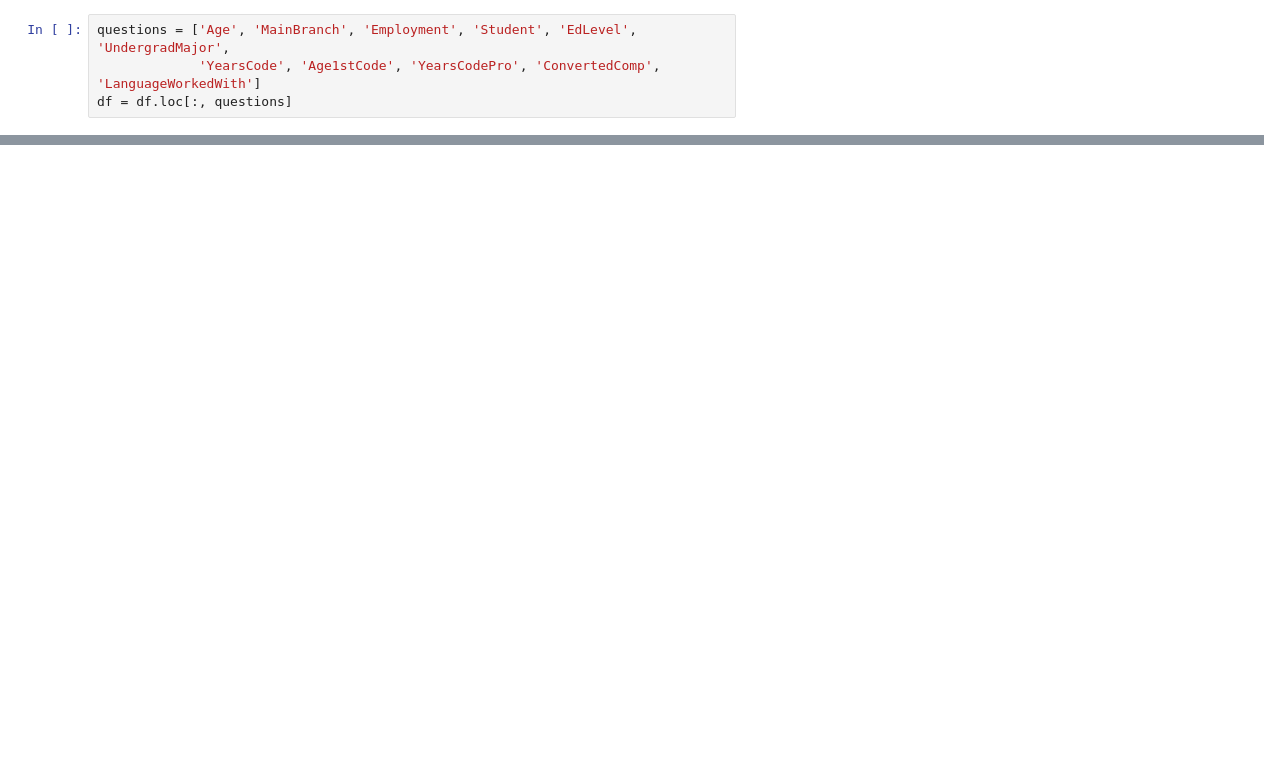
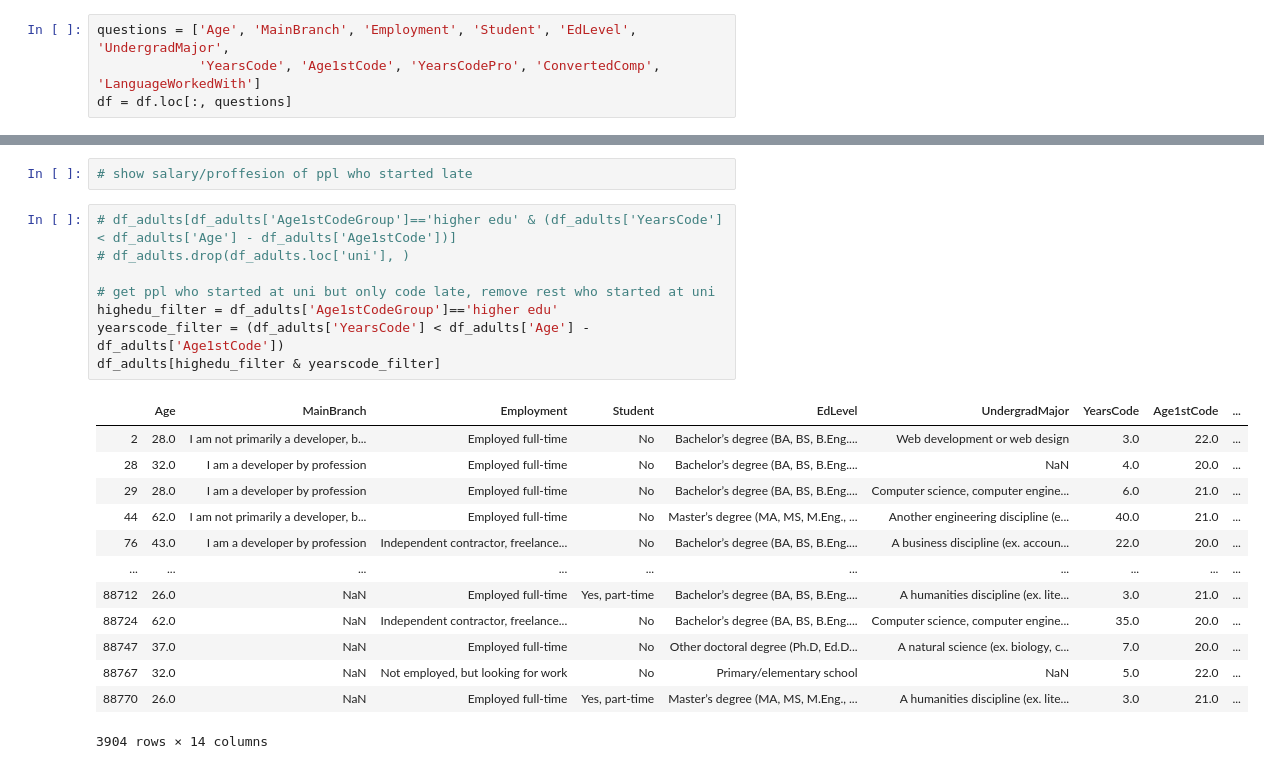
Before and after one commit to imInez/never_too_late, a Jupyter notebook: never_too_late.ipynb, the cells around one changed output, grey strips where cells are left out. Drawn from its saved outputs; the diff is of its cells as text; blank space fills up the shorter version.

```diff
--- a/never_too_late.ipynb
+++ b/never_too_late.ipynb
@@ -119,0 +165,24 @@ df.sort_values(by='Age1stCode', ascending=False)
+# %%
+# show salary/proffesion of ppl who started late
+# %%
+# df_adults[df_adults['Age1stCodeGroup']=='higher edu' & (df_adults['YearsCode'] < df_adults['Age'] - df_adults['Age1stCode'])]
+# df_adults.drop(df_adults.loc['uni'], )
+
+# get ppl who started at uni but only code late, remove rest who started at uni
+highedu_filter = df_adults['Age1stCodeGroup']=='higher edu'
+yearscode_filter = (df_adults['YearsCode'] < df_adults['Age'] - df_adults['Age1stCode'])
+df_adults[highedu_filter & yearscode_filter]
+# %% [output]
+|  | Age | MainBranch | Employment | Student | EdLevel | UndergradMajor | YearsCode | Age1stCode | ... |
+| 2 | 28.0 | I am not primarily a developer, b... | Employed full-time | No | Bachelor’s degree (BA, BS, B.Eng.... | Web development or web design | 3.0 | 22.0 | ... |
+| 28 | 32.0 | I am a developer by profession | Employed full-time | No | Bachelor’s degree (BA, BS, B.Eng.... | NaN | 4.0 | 20.0 | ... |
+| 29 | 28.0 | I am a developer by profession | Employed full-time | No | Bachelor’s degree (BA, BS, B.Eng.... | Computer science, computer engine... | 6.0 | 21.0 | ... |
+| 44 | 62.0 | I am not primarily a developer, b... | Employed full-time | No | Master’s degree (MA, MS, M.Eng., ... | Another engineering discipline (e... | 40.0 | 21.0 | ... |
+| 76 | 43.0 | I am a developer by profession | Independent contractor, freelance... | No | Bachelor’s degree (BA, BS, B.Eng.... | A business discipline (ex. accoun... | 22.0 | 20.0 | ... |
+| ... | ... | ... | ... | ... | ... | ... | ... | ... | ... |
+| 88712 | 26.0 | NaN | Employed full-time | Yes, part-time | Bachelor’s degree (BA, BS, B.Eng.... | A humanities discipline (ex. lite... | 3.0 | 21.0 | ... |
+| 88724 | 62.0 | NaN | Independent contractor, freelance... | No | Bachelor’s degree (BA, BS, B.Eng.... | Computer science, computer engine... | 35.0 | 20.0 | ... |
+| 88747 | 37.0 | NaN | Employed full-time | No | Other doctoral degree (Ph.D, Ed.D... | A natural science (ex. biology, c... | 7.0 | 20.0 | ... |
+| 88767 | 32.0 | NaN | Not employed, but looking for work | No | Primary/elementary school | NaN | 5.0 | 22.0 | ... |
+| 88770 | 26.0 | NaN | Employed full-time | Yes, part-time | Master’s degree (MA, MS, M.Eng., ... | A humanities discipline (ex. lite... | 3.0 | 21.0 | ... |
+3904 rows × 14 columns
```
Also changed, not shown: parts of 25 cells of this notebook, 1 other file.
